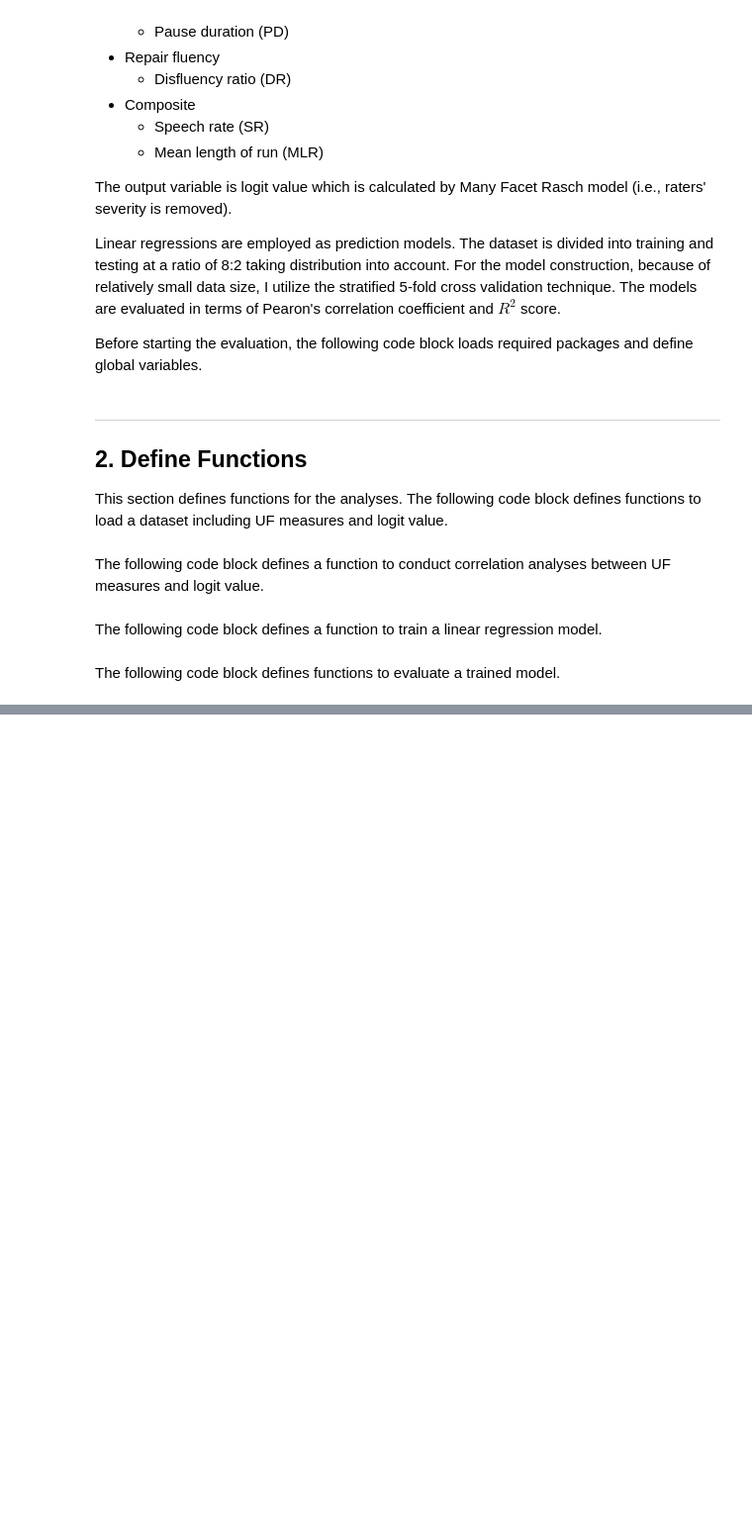
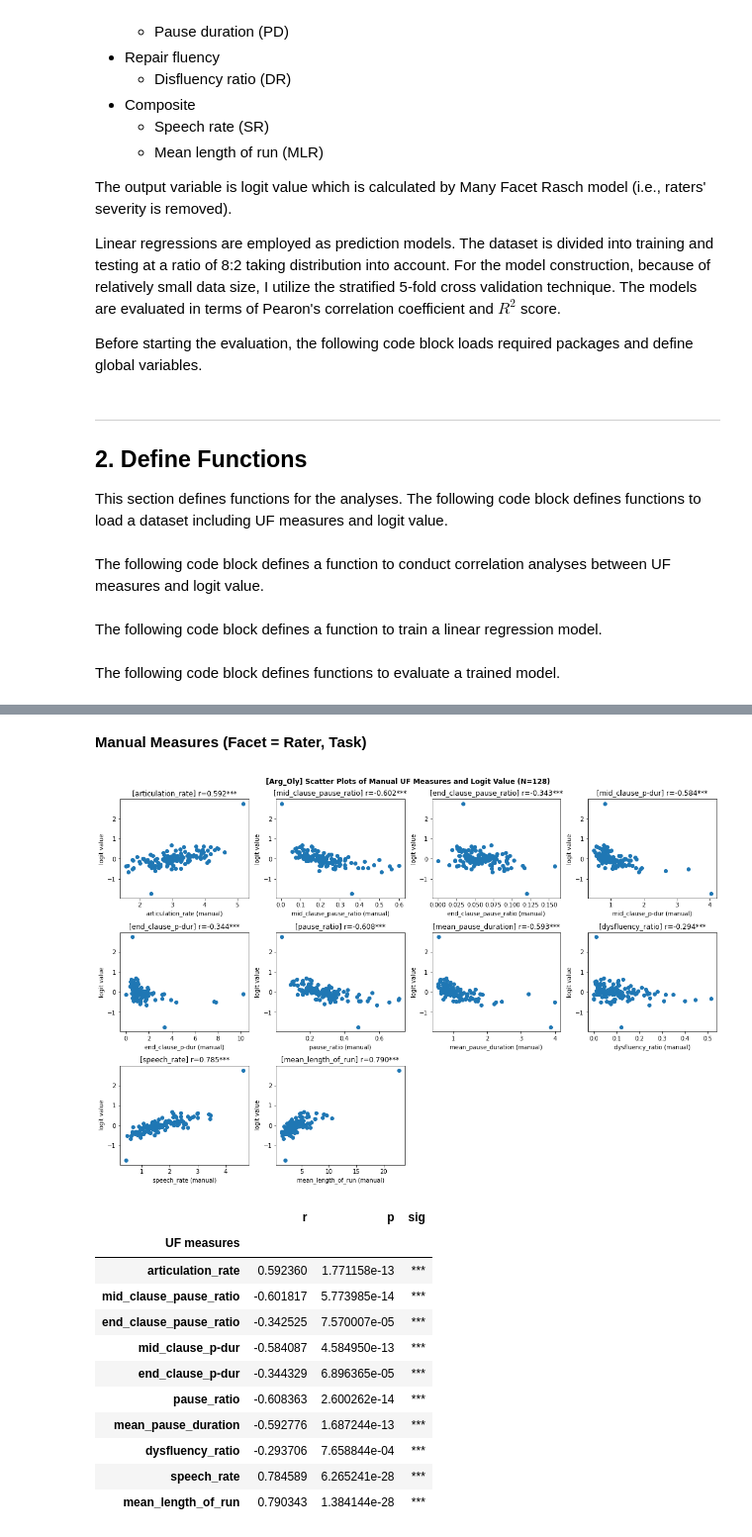
Before and after one commit to RusCucumber/fluency_feature_annotation_experiment, a Jupyter notebook: 05_Experiment_07_Predictability.ipynb, the cells around one changed output, grey strips where cells are left out. Shown at 99% size. Saved outputs shown, nothing was run; the diff lists cells and outputs as text; code cells hidden in the pictures; blank space fills up the shorter version.

```diff
--- a/05_Experiment_07_Predictability.ipynb
+++ b/05_Experiment_07_Predictability.ipynb
@@ -93,7 +96,7 @@ def calculate_mean_uf_measures(df_uf: pd.DataFrame) -> pd.DataFrame:
 
     return df_uf_mean
 
-def load_dataset(task: str, manual: bool =True) -> Tuple[pd.DataFrame, pd.DataFrame]:
+def load_dataset(task: str, manual: bool =True, task_facet: bool =False) -> Tuple[pd.DataFrame, pd.DataFrame]:
     if manual:
         uf_path = DATA_DIR / f"{task}/09_UF_Measures/uf_measures_manu_pruned.csv"
     else:
@@ -112,8 +115,12 @@ def load_dataset(task: str, manual: bool =True) -> Tuple[pd.DataFrame, pd.DataFr
     df_pf = pd.read_csv(pf_path)
     uid_list = df_pf["uid"].to_numpy()
 
-    logit_path = pf_path.parent / "logit.csv"
-    threshold_path = logit_path.parent / "threshold.csv"
+    if task_facet:
+        logit_path = pf_path.parent / "logit_all.csv"
+        threshold_path = logit_path.parent / "threshold_all.csv"
+    else:
+        logit_path = pf_path.parent / "logit.csv"
+        threshold_path = logit_path.parent / "threshold.csv"
 
     df_logit = pd.read_csv(logit_path, index_col=0)
     logit = df_logit["theta"].to_numpy()
@@ -692,0 +474,22 @@ evaluate(task, results, manual)
+# %% [markdown]
+**Manual Measures (Facet = Rater, Task)**
+# %%
+task = "Arg_Oly"
+manual = True
+task_facet = True
+X, Y = load_dataset(task, manual, task_facet)
+correlation_analysis(task, X, Y, manual)
+# %% [output]
+[figure, added]
+|  | r | p | sig |
+| UF measures |  |  |  |
+| articulation_rate | 0.592360 | 1.771158e-13 | *** |
+| mid_clause_pause_ratio | -0.601817 | 5.773985e-14 | *** |
+| end_clause_pause_ratio | -0.342525 | 7.570007e-05 | *** |
+| mid_clause_p-dur | -0.584087 | 4.584950e-13 | *** |
+| end_clause_p-dur | -0.344329 | 6.896365e-05 | *** |
+| pause_ratio | -0.608363 | 2.600262e-14 | *** |
+| mean_pause_duration | -0.592776 | 1.687244e-13 | *** |
+| dysfluency_ratio | -0.293706 | 7.658844e-04 | *** |
+| speech_rate | 0.784589 | 6.265241e-28 | *** |
+| mean_length_of_run | 0.790343 | 1.384144e-28 | *** |
```
Also changed, not shown: parts of 94 cells of this notebook, 13 other files.
